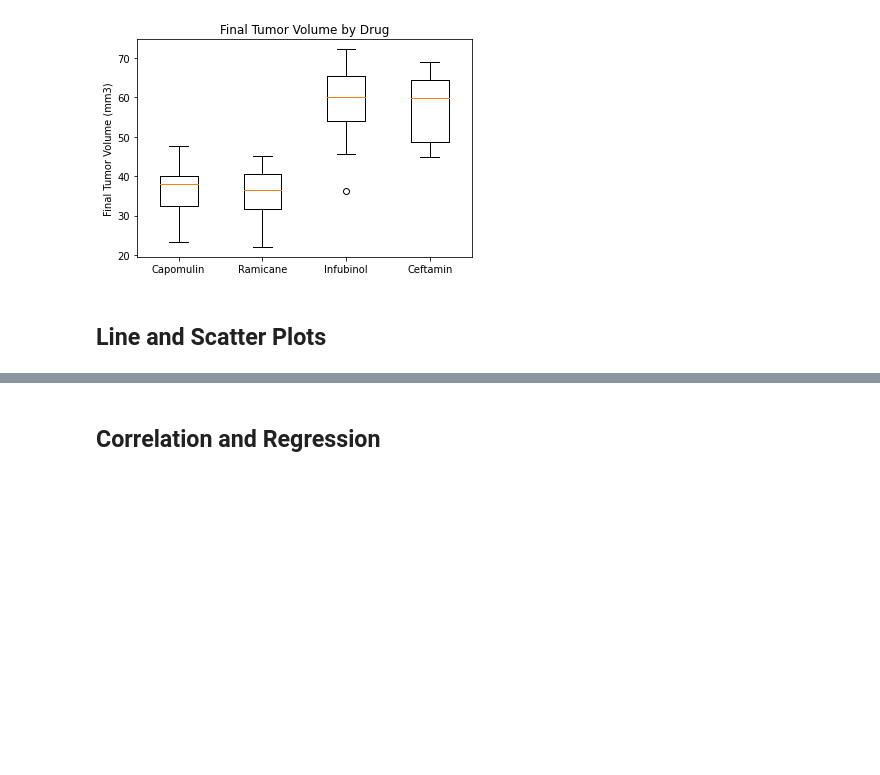
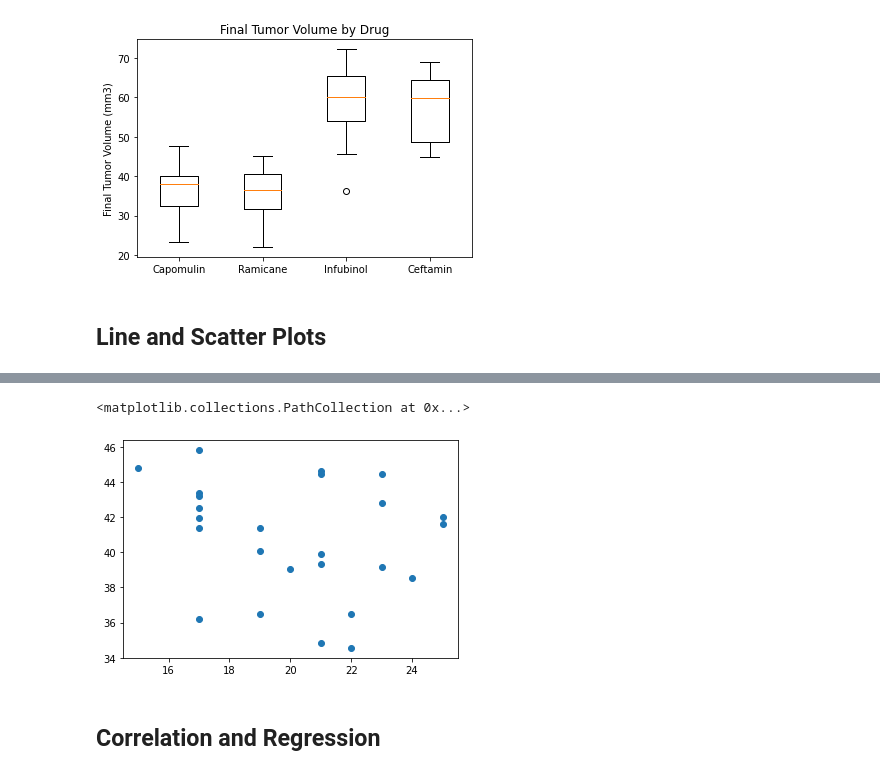
Before and after one commit to TBG1006/Pymaceuticals, a Jupyter notebook: Pymaceuticals.ipynb, the cells around one changed output, grey strips where cells are left out. Cells and saved outputs as stored; diff of their text form; code cells hidden in the pictures; blank space fills up the shorter version.

```diff
--- a/Pymaceuticals.ipynb
+++ b/Pymaceuticals.ipynb
@@ -319,3 +353,21 @@ plt.xticks([1, 2, 3, 4], ['Capomulin', 'Ramicane', 'Infubinol', 'Ceftamin'])
+# %%
+# Generate a scatter plot of average tumor volume vs. mouse weight for the Capomulin regimen
+cap_mouse_tumor_vol = pd.DataFrame(cap_mouse.groupby('Mouse ID')['Tumor Volume (mm3)'].mean().sort_values()).reset_index().rename(columns={'Tumor Volume (mm3)': 'avg_tumor_vol'})
+cap_mouse_tumor_vol
+
+cap_mouse_weight = pd.DataFrame(cap_mouse.groupby('Mouse ID')['Weight (g)'].mean()).rename(columns={'Weight (g)': 'Weight (g)'})
+cap_mouse_weight
+
+cap_mouse_vol_weight = pd.merge(cap_mouse_tumor_vol,cap_mouse_weight, on='Mouse ID')
+#cap_mouse_vol_weight['Mouse ID'].nunique()
+
+x = cap_mouse_weight['Weight (g)']
+y = cap_mouse_tumor_vol['avg_tumor_vol']
+
+plt.scatter(x, y)
+# %% [output]
+<matplotlib.collections.PathCollection at 0x...>
+[figure, added]
 # %% [markdown]
 ## Correlation and Regression
 # %%
```
Also changed, not shown: parts of 4 cells of this notebook.
